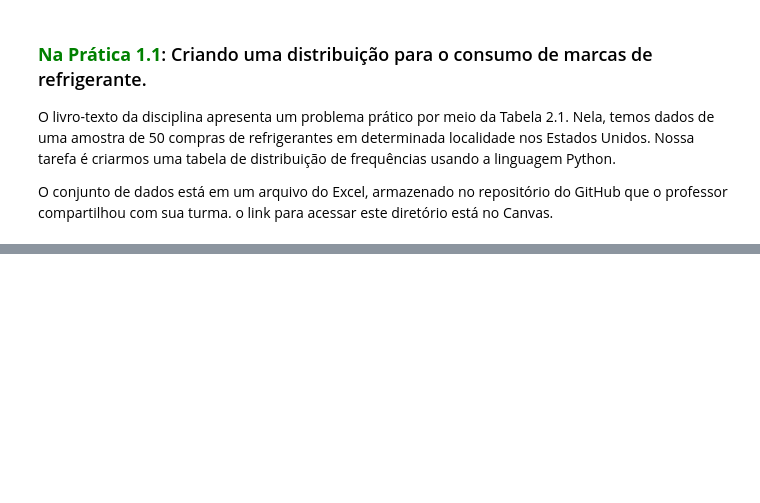
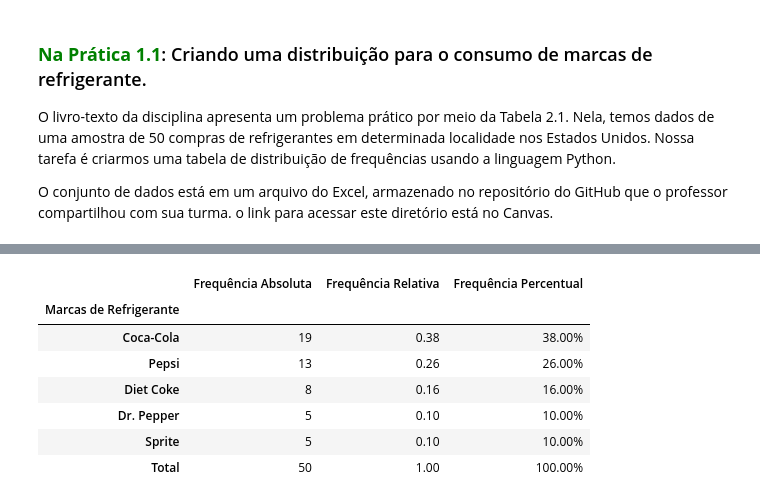
Before and after one commit to humbertoeliaslopes/AD_negocios, a Jupyter notebook: AD_Notebook-1.ipynb, the cells around one changed output, grey strips where cells are left out. Cells and saved outputs as stored; diff of their text form; code cells hidden in the pictures; blank space fills up the shorter version.

```diff
--- a/AD_Notebook-1.ipynb
+++ b/AD_Notebook-1.ipynb
@@ -117,0 +251,74 @@ type(x)
+# %%
+import pandas as pd
+
+# 1. Carregamento dos dados brutos a partir do repositório no GitHub
+url = "https://github.com/humbertoeliaslopes/AD_negocios/blob/main/bebidas.xlsx?raw=true"
+df = pd.read_excel(url)
+
+# 2. Obtenção das distribuições de frequência
+# Frequência Absoluta: contagem de ocorrências por categoria (f_i)
+freq_abs = df['marcas_compradas'].value_counts()
+
+# Frequência Relativa: proporção unitária em relação ao total (f_i / n)
+freq_rel = df['marcas_compradas'].value_counts(normalize=True)
+
+# Frequência Percentual: proporção em base centesimal ((f_i / n) * 100)
+freq_perc = freq_rel * 100
+
+# 3. Consolidação no DataFrame base
+tabela = pd.DataFrame({
+    'Frequência Absoluta': freq_abs,
+    'Frequência Relativa': freq_rel,
+    'Frequência Percentual': freq_perc
+})
+
+# 4. Inserção da linha de consolidação de Totais
+total_abs = tabela['Frequência Absoluta'].sum()
+total_rel = tabela['Frequência Relativa'].sum()
+total_perc = tabela['Frequência Percentual'].sum()
+
+tabela.loc['Total'] = [total_abs, total_rel, total_perc]
+
+# 5. Definição do nome da coluna categórica (índice)
+tabela.index.name = 'Marcas de Refrigerante'
+
+# 6. Estruturação do Título de Ação e Subtítulo (Padrão Storytelling com Dados)
+legenda_html = (
+    "<div style='text-align: left; margin-bottom: 8px; font-family: Arial, sans-serif;'>"
+    "<strong style='font-size: 11pt; color: #1F4E79;'>"
+    "Liderança Consolidada: Coca-Cola Detém 38% das Escolhas e Abre Vantagem de 12 Pontos sobre a Vice-Líder"
+    "</strong><br>"
+    "<span style='font-size: 9.5pt; font-style: italic; color: #555555;'>"
+    "Distribuição de frequências das marcas de refrigerante na amostra analisada (n = 50)"
+    "</span>"
+    "</div>"
+)
+
+# 7. Aplicação da estilização conforme diretrizes ABNT/IBGE
+tabela_abnt = (
+    tabela.style
+    .format({
+        'Frequência Absoluta': '{:,.0f}',
+        'Frequência Relativa': '{:.2f}',
+        'Frequência Percentual': '{:.2f}%'
+    })
+    .set_table_styles([
+        # Posicionamento e alinhamento do título e subtítulo no topo
+        {'selector': 'caption', 'props': [('caption-side', 'top'), ('text-align', 'left'), ('padding-bottom', '6px')]},
+        # Linha superior da tabela e linha delimitadora do cabeçalho
+        {'selector': 'thead', 'props': [('border-top', '2px solid black'), ('border-bottom', '1px solid black')]},
+        # Cabeçalhos das colunas
+        {'selector': 'th', 'props': [('text-align', 'center'), ('font-weight', 'bold'), ('background-color', 'white')]},
+        # Linha de fechamento inferior e destaque da linha de Total
+        {'selector': 'tbody tr:last-child', 'props': [('border-top', '1px solid black'), ('border-bottom', '2px solid black'), ('font-weight', 'bold')]},
+        # Alinhamento e espaçamento das células de dados numéricos
+        {'selector': 'td', 'props': [('border', 'none'), ('text-align', 'right'), ('padding', '6px 14px')]},
+        # Alinhamento do índice categórico à esquerda sem bordas laterais
+        {'selector': 'th.row_heading', 'props': [('text-align', 'left'), ('font-weight', 'normal'), ('border', 'none')]}
+    ])
+    .set_caption(legenda_html)
+)
+
+# 8. Exibição da tabela estilizada na interface do Jupyter Notebook
+tabela_abnt
+# %% [output]
@@ -117,0 +327,8 @@ type(x)
+|  | Frequência Absoluta | Frequência Relativa | Frequência Percentual |
+| Marcas de Refrigerante |  |  |  |
+| Coca-Cola | 19 | 0.38 | 38.00% |
+| Pepsi | 13 | 0.26 | 26.00% |
+| Diet Coke | 8 | 0.16 | 16.00% |
+| Dr. Pepper | 5 | 0.10 | 10.00% |
+| Sprite | 5 | 0.10 | 10.00% |
+| Total | 50 | 1.00 | 100.00% |
```
Also changed, not shown: parts of 37 cells of this notebook, 2 other files.
